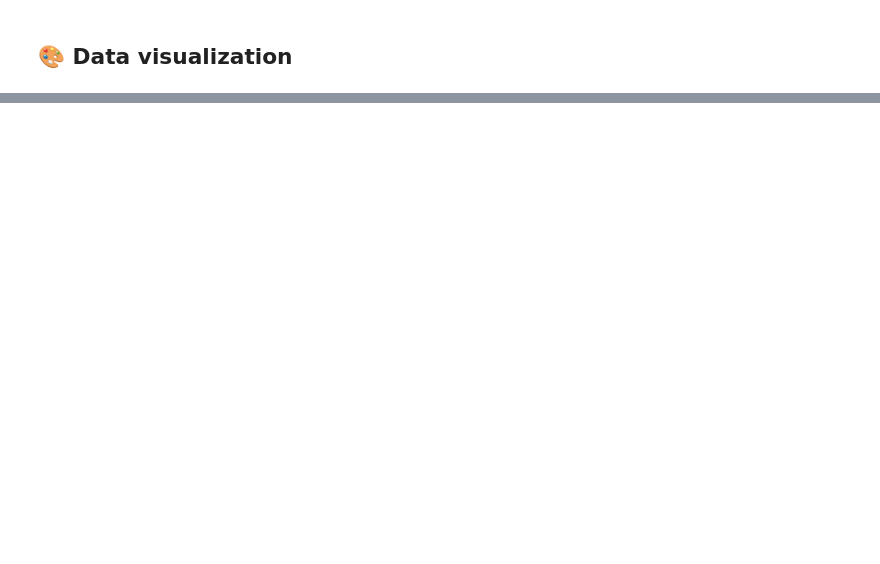
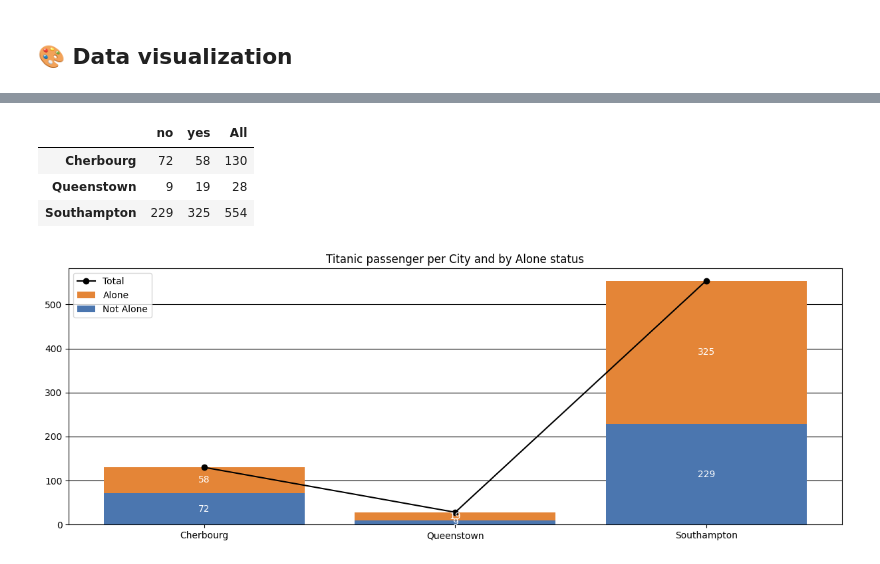
Before and after one commit to ranjith-rjh/ranjith-rjh.github.io, a Jupyter notebook: assets/documents/Dataviz/Dataviz_Python.ipynb, the cells around one changed output, grey strips where cells are left out. Saved outputs shown, nothing was run; the diff lists cells and outputs as text; code cells hidden in the pictures; blank space fills up the shorter version.

```diff
--- a/assets/documents/Dataviz/Dataviz_Python.ipynb
+++ b/assets/documents/Dataviz/Dataviz_Python.ipynb
@@ -125,0 +153,74 @@ plt.show()
+# %%
+df_alone = pd.DataFrame(
+    data={
+        'City' : df_titanic['City'].sort_values().unique(),
+        'Dummy' : [1] * len(df_titanic['City'].unique())
+    }
+)
+
+df_alone = df_alone.set_index(df_alone['City'])
+df_alone.index.name = None
+
+df_alone = df_alone.drop(columns=['City', 'Dummy'], axis=1)
+
+for item in df_titanic['Alone'].unique() :
+    df_alone = df_alone.join(df_titanic[df_titanic['Alone'] == item]['City'].value_counts().sort_index())
+    df_alone = df_alone.rename(columns={'count' : item})
+
+df_alone['All'] = df_alone.iloc[:,0:].sum(axis=1)
+df_alone
+# %% [output]
+|  | no | yes | All |
+| Cherbourg | 72 | 58 | 130 |
+| Queenstown | 9 | 19 | 28 |
+| Southampton | 229 | 325 | 554 |
+# %%
+fig, ax = plt.subplots(figsize=(15, 5))
+
+# --------------------- Plot total
+
+ax.plot(df_alone.index, df_alone['All'], linestyle='-', marker='o', color = '#000000', label = 'Total')
+
+# --------------------- Alone
+
+p_alone = ax.bar(
+    df_alone.index,
+    df_alone['yes'],
+    bottom=df_alone['no'],
+    color = '#e48537',
+    label = 'Alone'
+)
+
+ax.bar_label(p_alone, label_type='center', color='#FFFFFF')
+
+# --------------------- Not Alone
+
+p_not_alone = ax.bar(
+    df_alone.index,
+    df_alone['no'],
+    color = '#4b76af',
+    label = 'Not Alone'
+)
+
+ax.bar_label(p_not_alone, label_type='center', color='#FFFFFF')
+
+
+
+# --------------------- Axis settings
+
+ax.set(yticks=np.arange(0, df_alone['All'].max(), 100))
+ax.grid(axis='y', color = '#000000')
+ax.set_axisbelow(True)
+
+# --------------------- Legend
+
+handles, labels = ax.get_legend_handles_labels()
+ax.legend(handles, labels)
+
+# --------------------- Title
+
+plt.title('Titanic passenger per City and by Alone status')
+
+plt.show()
+# %% [output]
+[figure, added]
```
Also changed, not shown: parts of 7 cells of this notebook.
